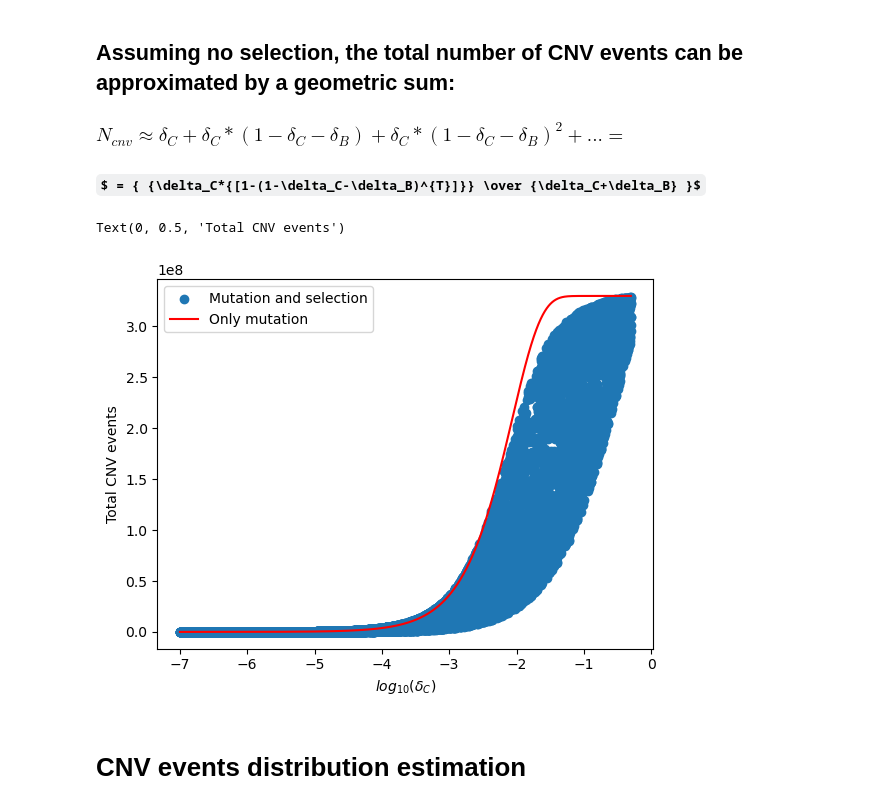
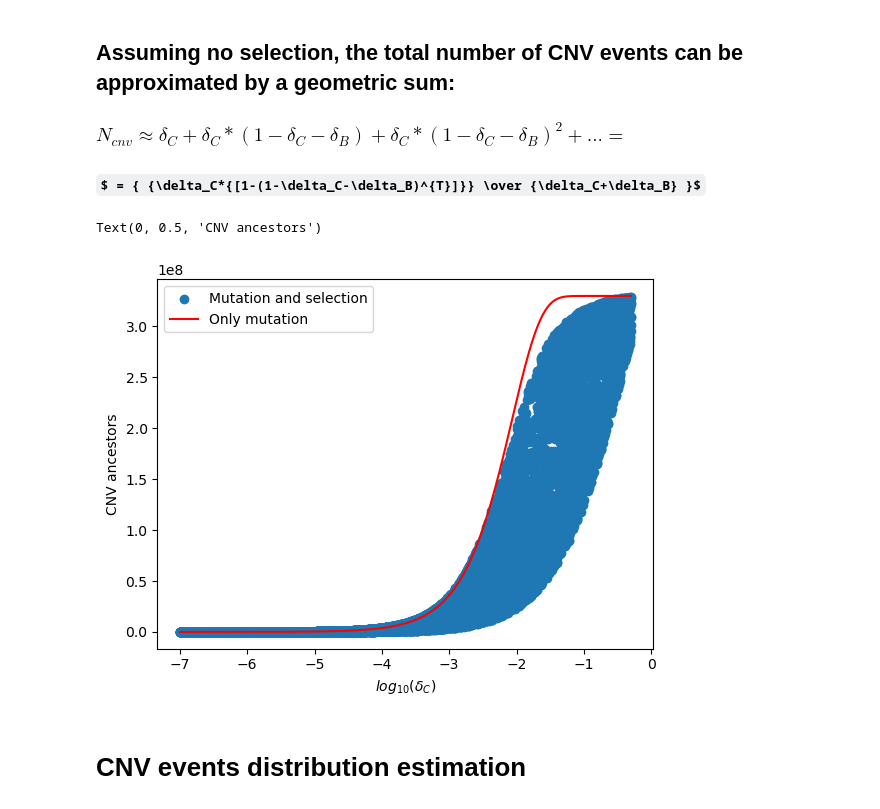
Before and after one commit to yoavram-lab/chuong_et_al, a Jupyter notebook: Diversity.ipynb, the cells around one changed output. Drawn from its saved outputs; the diff is of its cells as text; code cells hidden in the pictures; some formulas as TeX source.

```diff
--- a/Diversity.ipynb
+++ b/Diversity.ipynb
@@ -34,17 +34,17 @@ for i in range(len(div_theta.columns)):
 # %%
 plt.scatter(div_theta['$log(δ_C)$'],div_df['CNVs'].astype(float), label='Mutation and selection')
 
 x = 10**div_theta['$log(δ_C)$'].sort_values()
 y = x*((1-x-(10**-5))**116-1)/(-x-(10**-5))
 plt.plot(np.log10(x),y*N, color='red', label = 'Only mutation')
 plt.legend()
 # plt.ylim(0,5e6)
 plt.xlabel('$log_{10}(δ_C)$')
-plt.ylabel('Total CNV events')
+plt.ylabel('CNV ancestors')
 # plt.xlim(-6,-3)
 # %% [output]
-Text(0, 0.5, 'Total CNV events')
+Text(0, 0.5, 'CNV ancestors')
-[figure, old version]
+[figure, new version]
 # %% [markdown]
 # CNV events distribution estimation
 # %%
```
Also changed, not shown: parts of 4 cells of this notebook.
